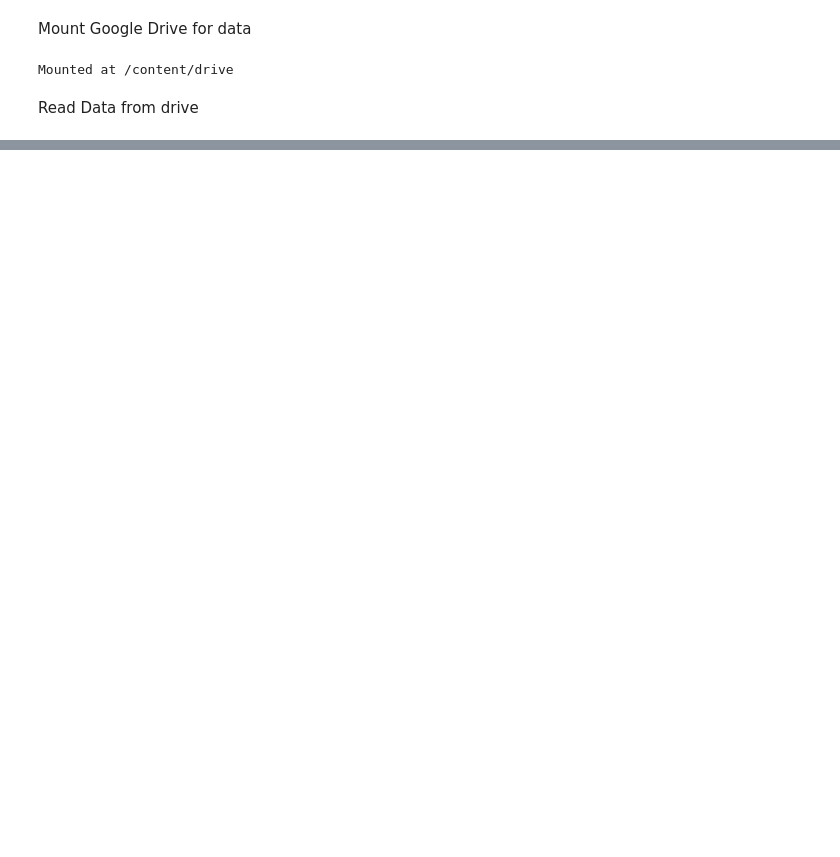
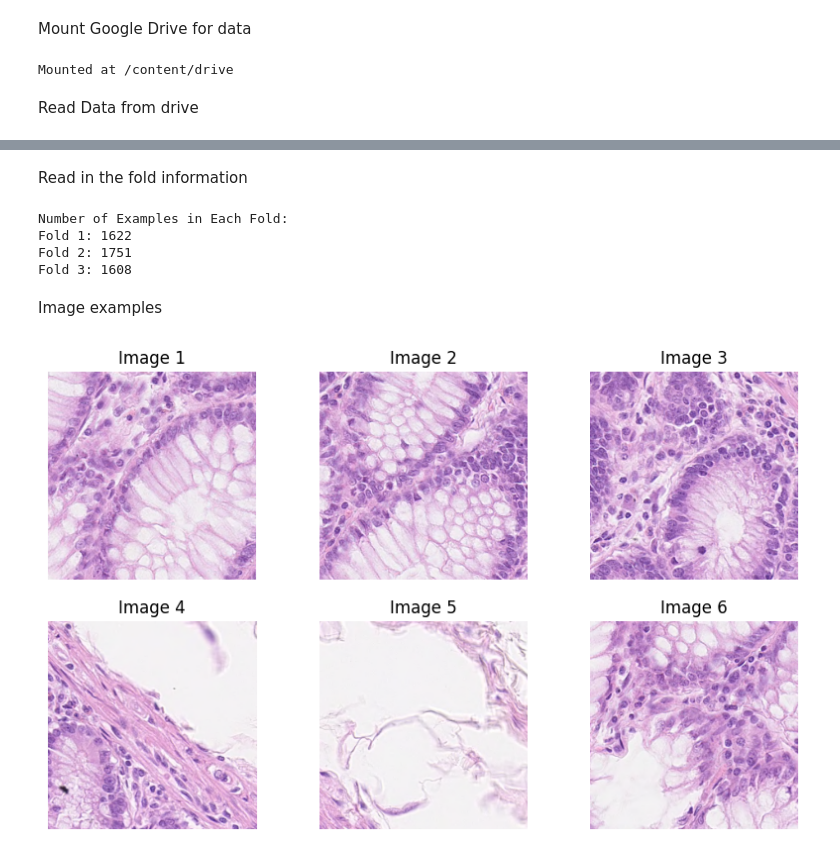
Before and after one commit to joe052/machine-learn, a Jupyter notebook: conic.ipynb, the cells around one changed output, grey strips where cells are left out. Cells and saved outputs as stored; diff of their text form; code cells hidden in the pictures; blank space fills up the shorter version.

```diff
--- a/conic.ipynb
+++ b/conic.ipynb
@@ -19,0 +22,5 @@ F = np.loadtxt('/content/drive/MyDrive/conicData/split.txt') #read fold informat
+# %%
+X_train_val = X[(F==1) | (F==2)]
+Y_train_val = Y[(F==1) | (F==2)]
+X_test = X[F==3]
+Y_test = Y[F==3]
@@ -19,0 +44,33 @@ F = np.loadtxt('/content/drive/MyDrive/conicData/split.txt') #read fold informat
+# %% [markdown]
+Read in the fold information
+# %%
+# Count the number of examples in each fold
+num_examples_fold1 = np.sum(F == 1)
+num_examples_fold2 = np.sum(F == 2)
+num_examples_fold3 = np.sum(F == 3)
+
+# Print the results
+print("Number of Examples in Each Fold:")
+print("Fold 1:", num_examples_fold1)
+print("Fold 2:", num_examples_fold2)
+print("Fold 3:", num_examples_fold3)
+# %% [output]
+Number of Examples in Each Fold:
+Fold 1: 1622
+Fold 2: 1751
+Fold 3: 1608
+# %% [markdown]
+Image examples
+# %%
+import matplotlib.pyplot as plt
+%matplotlib inline
+
+# Show some example images
+fig, axs = plt.subplots(2, 3, figsize=(10, 6))
+for i, ax in enumerate(axs.flatten()):
+    ax.imshow(X_train_val[i])
+    ax.set_title(f"Image {i+1}")
+    ax.axis('off')
+plt.show()
+# %% [output]
+[figure, added]
```
Also changed, not shown: parts of 40 cells of this notebook.
